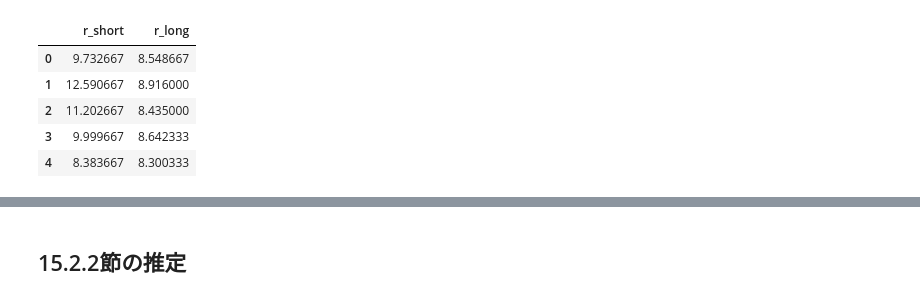
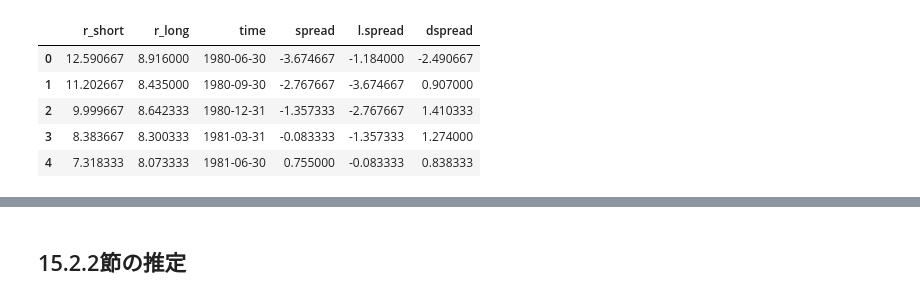
Before and after one commit to Keisei-Akiya/yabu-tomoyoshi-introductory-econometrics, a Jupyter notebook: src/python/spread.ipynb, the cells around one changed output, grey strips where cells are left out. Drawn from its saved outputs; the diff is of its cells as text; code cells hidden in the pictures.

```diff
--- a/src/python/spread.ipynb
+++ b/src/python/spread.ipynb
@@ -18,14 +17,3 @@ from statsmodels.iolib.summary2 import summary_col
 # for ignore warning
 import warnings
 warnings.filterwarnings('ignore')
-# %%
-url = "https://www.fbc.keio.ac.jp/~tyabu/keiryo/spread_data.csv"
-df = pd.read_csv(url)
-df.head()
-# %% [output]
-|  | r_short | r_long |
-| 0 | 9.732667 | 8.548667 |
-| 1 | 12.590667 | 8.916000 |
-| 2 | 11.202667 | 8.435000 |
-| 3 | 9.999667 | 8.642333 |
-| 4 | 8.383667 | 8.300333 |
@@ -38,6 +20,21 @@ dspread = spread.diff().fillna(0)
 # %%
+url = "https://www.fbc.keio.ac.jp/~tyabu/keiryo/spread_data.csv"
+df = pd.read_csv(url)
+
 # Create a time series
 df['time'] = pd.date_range(start='1980-01-01', periods=len(df), freq='Q')
-df['spread'] = spread
-df['dspread'] = dspread
-df['l.spread'] = spread - dspread
+df['spread'] = df['r_long'] - df['r_short']
+df['l.spread'] = df['spread'].shift(1)
+df['dspread'] = df['spread'] - df['l.spread']
+
+df = df.dropna()
+df = df.reset_index(drop=True)
+
+df.head()
+# %% [output]
+|  | r_short | r_long | time | spread | l.spread | dspread |
+| 0 | 12.590667 | 8.916000 | 1980-06-30 | -3.674667 | -1.184000 | -2.490667 |
+| 1 | 11.202667 | 8.435000 | 1980-09-30 | -2.767667 | -3.674667 | 0.907000 |
+| 2 | 9.999667 | 8.642333 | 1980-12-31 | -1.357333 | -2.767667 | 1.410333 |
+| 3 | 8.383667 | 8.300333 | 1981-03-31 | -0.083333 | -1.357333 | 1.274000 |
+| 4 | 7.318333 | 8.073333 | 1981-06-30 | 0.755000 | -0.083333 | 0.838333 |
```
Also changed, not shown: parts of 37 cells of this notebook.
